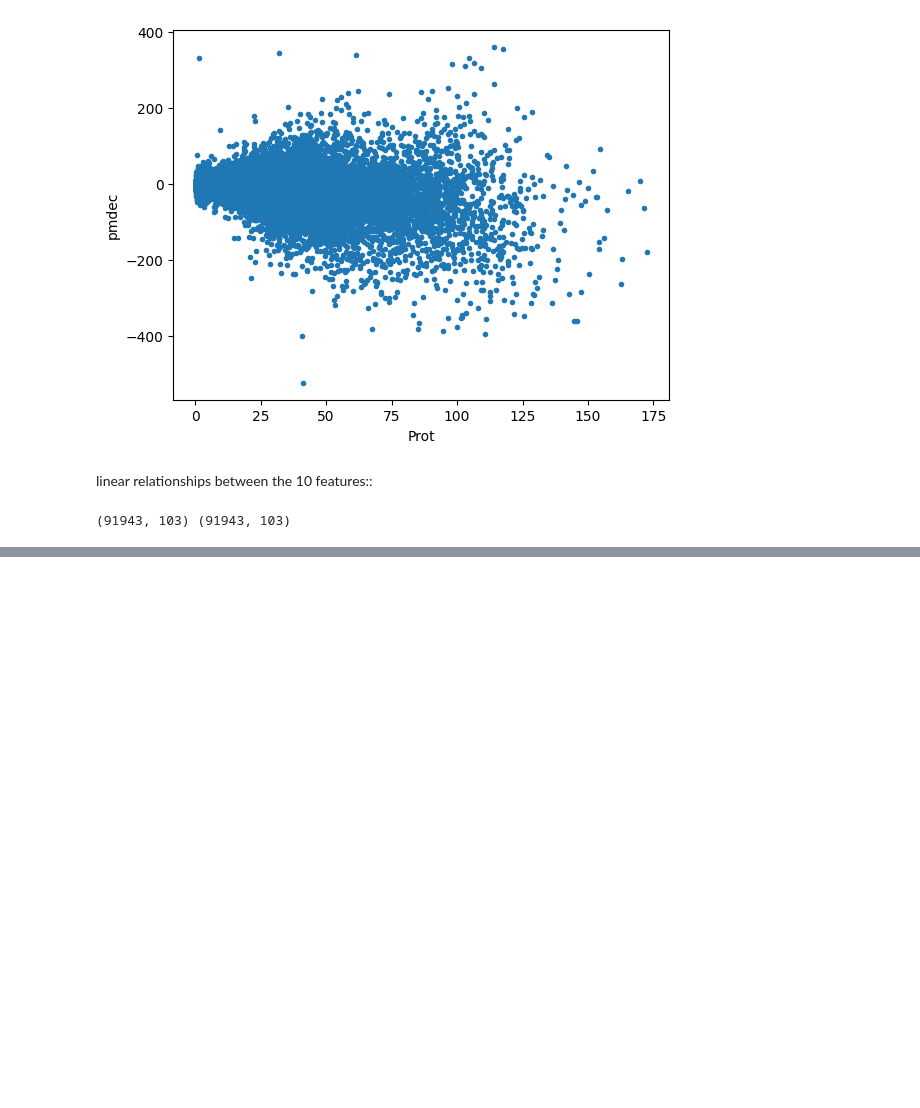
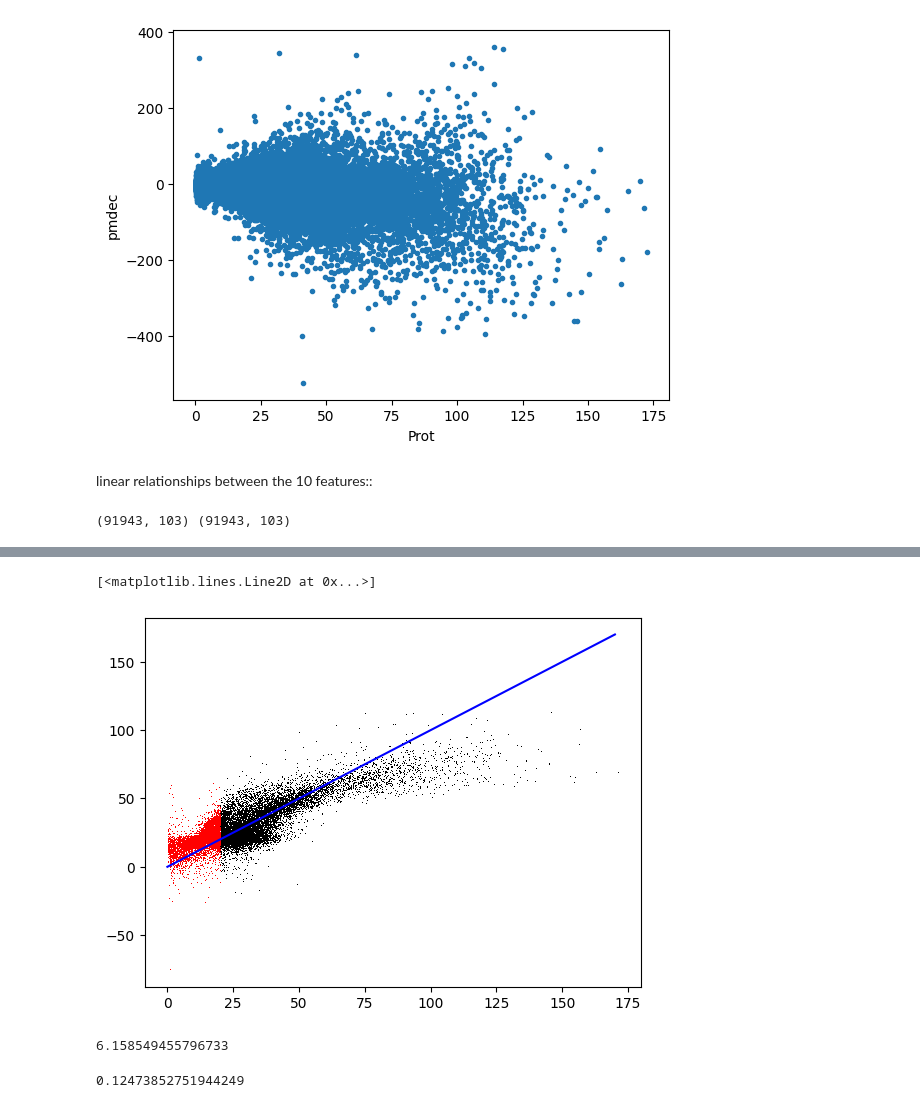
Before and after one commit to Jadesola3/SRMP, a Jupyter notebook: 10_features_for_star_projects.ipynb, the cells around one changed output, grey strips where cells are left out. Saved outputs shown, nothing was run; the diff lists cells and outputs as text; code cells hidden in the pictures; blank space fills up the shorter version.

```diff
--- a/10_features_for_star_projects.ipynb
+++ b/10_features_for_star_projects.ipynb
@@ -201,0 +206,10 @@ print(bias)
+# %%
+m = (y_test < 20)
+p_pre, p_test = y_predict[m], y_test[m]
+
+plt.plot( y_test, y_predict, 'k,')
+plt.plot( p_test, p_pre, 'r,')
+plt.plot([0,170], [0,170], 'b-')
+# %% [output]
+[<matplotlib.lines.Line2D at 0x...>]
+[figure, added]
@@ -201,0 +220,5 @@ print(bias)
+# %%
+b = bias(p_pre, p_test)
+print(b)
+# %% [output]
+6.158549455796733
@@ -201,0 +229,5 @@ print(bias)
+# %%
+v = var(p_pre, p_test)
+print (v/len(p_pre))
+# %% [output]
+0.12473852751944249
```
Also changed, not shown: parts of 30 cells of this notebook.
